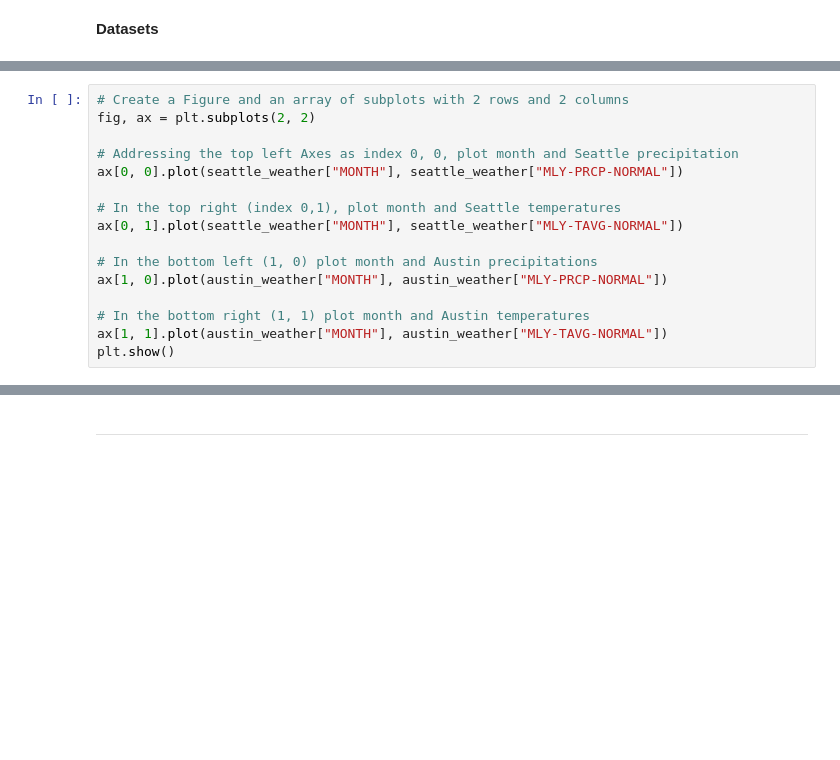
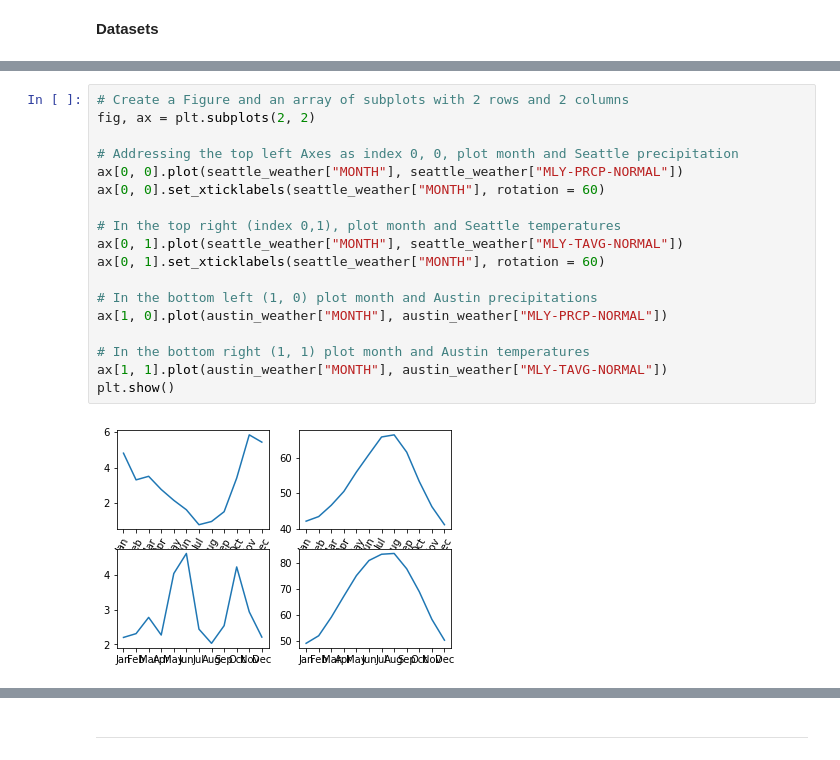
Before and after one commit to ishtiakrongon/Datacamp-Introduction_to_Data_Visualization_with_Matplotlib, a Jupyter notebook: Introduction to matplotlib.ipynb, the cells around one changed output, grey strips where cells are left out. Saved outputs shown, nothing was run; the diff lists cells and outputs as text; blank space fills up the shorter version.

```diff
--- a/Introduction to matplotlib.ipynb
+++ b/Introduction to matplotlib.ipynb
@@ -140,19 +57,23 @@ plt.show()
 # %%
 # Create a Figure and an array of subplots with 2 rows and 2 columns
 fig, ax = plt.subplots(2, 2)
 
 # Addressing the top left Axes as index 0, 0, plot month and Seattle precipitation
 ax[0, 0].plot(seattle_weather["MONTH"], seattle_weather["MLY-PRCP-NORMAL"])
+ax[0, 0].set_xticklabels(seattle_weather["MONTH"], rotation = 60)
 
 # In the top right (index 0,1), plot month and Seattle temperatures
 ax[0, 1].plot(seattle_weather["MONTH"], seattle_weather["MLY-TAVG-NORMAL"])
+ax[0, 1].set_xticklabels(seattle_weather["MONTH"], rotation = 60)
 
 # In the bottom left (1, 0) plot month and Austin precipitations
 ax[1, 0].plot(austin_weather["MONTH"], austin_weather["MLY-PRCP-NORMAL"])
 
 # In the bottom right (1, 1) plot month and Austin temperatures
 ax[1, 1].plot(austin_weather["MONTH"], austin_weather["MLY-TAVG-NORMAL"])
 plt.show()
+# %% [output]
+[figure, added]
 # %%
 # Create a figure and an array of axes: 2 rows, 1 column with shared y axis
 fig, ax = plt.subplots(2, 1, sharey=True)
```
Also changed, not shown: parts of 14 cells of this notebook.
